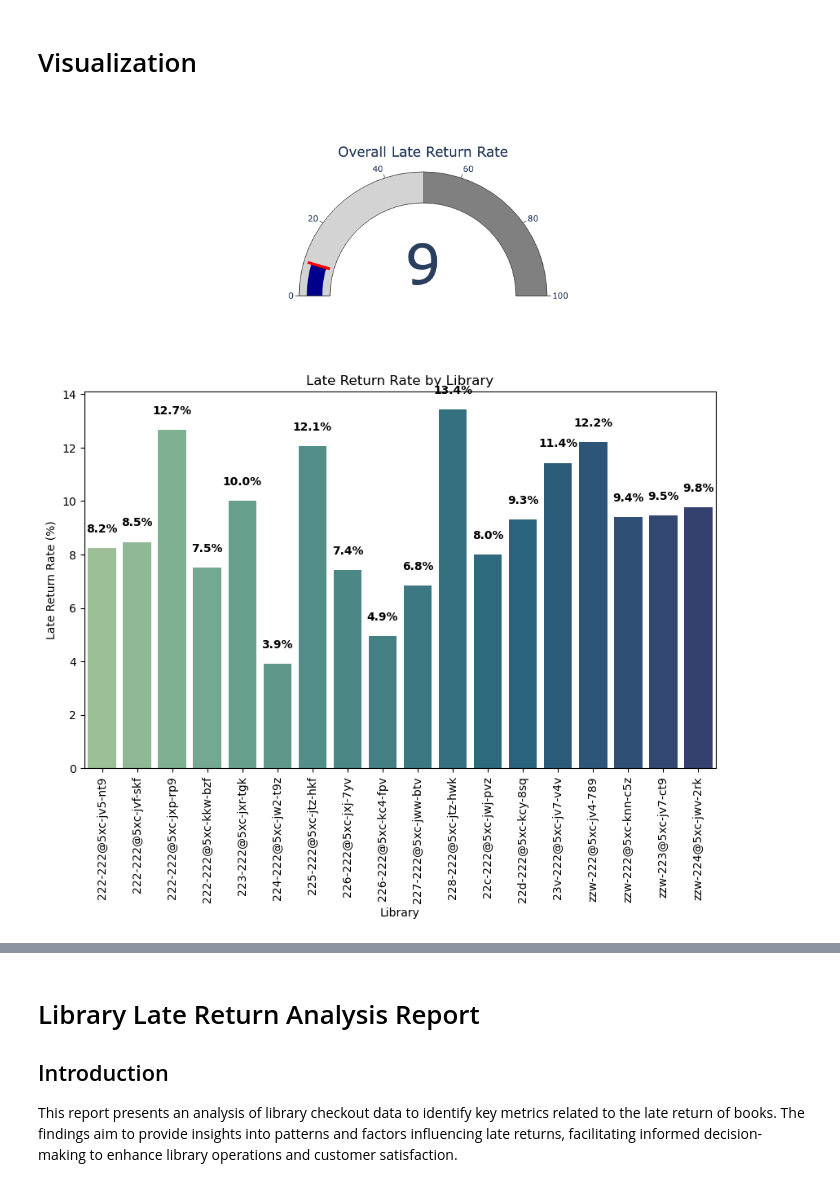
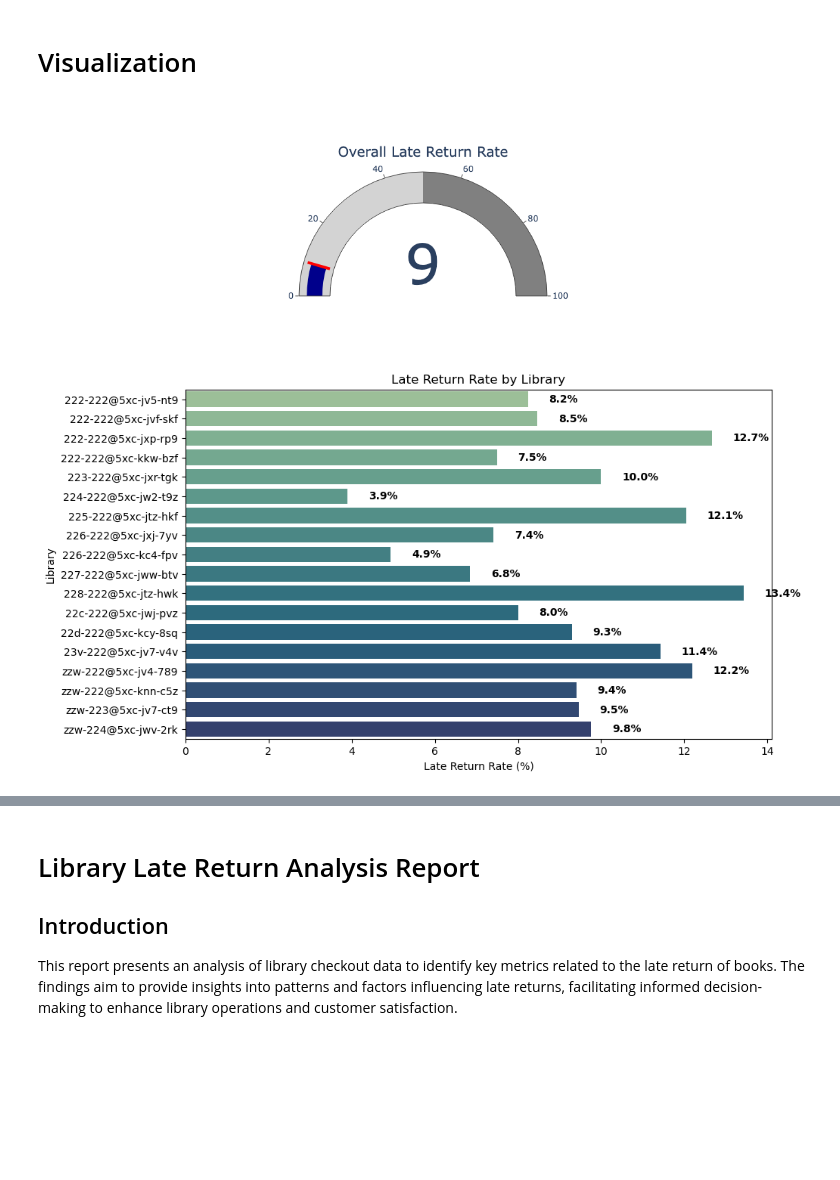
Before and after one commit to hpourmand/Analyzing-Late-Book-Returns, a Jupyter notebook: The challenge.ipynb, the cells around one changed output, grey strips where cells are left out. Saved outputs shown, nothing was run; the diff lists cells and outputs as text; code cells hidden in the pictures; blank space fills up the shorter version.

```diff
--- a/The challenge.ipynb
+++ b/The challenge.ipynb
@@ -20,10 +20,10 @@ import pandas as pd
 
 
 # Load the data from CSV files
-books = pd.read_csv('/Users/hpourmand/Desktop/Data Analyst Sample/cleaned_books.csv')
-libraries = pd.read_csv('/Users/hpourmand/Desktop/Data Analyst Sample/cleaned_libraries.csv')
-checkouts = pd.read_csv('/Users/hpourmand/Desktop/Data Analyst Sample/cleaned_checkouts.csv')
-customers = pd.read_csv('/Users/hpourmand/Desktop/Data Analyst Sample/cleaned_customers.csv')
+books = pd.read_csv('/Users/hpourmand/Desktop/All3/Data Analyst Sample/cleaned_books.csv')
+libraries = pd.read_csv('/Users/hpourmand/Desktop/All3/Data Analyst Sample/cleaned_libraries.csv')
+checkouts = pd.read_csv('/Users/hpourmand/Desktop/All3/Data Analyst Sample/cleaned_checkouts.csv')
+customers = pd.read_csv('/Users/hpourmand/Desktop/All3/Data Analyst Sample/cleaned_customers.csv')
 
 # Convert date columns to datetime format
 checkouts['date_checkout'] = pd.to_datetime(checkouts['date_checkout'])
@@ -73,7 +73,7 @@ late_rate_by_category = (checkouts.merge(books, left_on='id', right_on='id').gro
 # Sort by late return rate and select top categories for better visualization
 top_categories = late_rate_by_category.sort_values(ascending=False).head(10)
 
-# Output the results
+# The results
 print(f"Overall late return rate: {overall_late_rate:.2%}")
 print(f"Average number of days late: {average_days_late:.2f}")
 
@@ -145,33 +145,38 @@ fig.show()
 
 # Bar chart for Late Return Rate by Library
 plt.figure(figsize=(10, 6))
-sns.barplot(x=library_late_rate.index, y=library_late_rate.values, palette=palette)
-plt.xlabel('Library')
-plt.ylabel('Late Return Rate (%)')
+sns.barplot(x=library_late_rate.values, y=library_late_rate.index, palette=palette)
+plt.xlabel('Late Return Rate (%)')
+plt.ylabel('Library')
 plt.title('Late Return Rate by Library')
-plt.xticks(rotation=90)
+# Add text labels for the bars
 for i, value in enumerate(library_late_rate.values):
-    plt.text(i, value + 0.5, f'{value:.1f}%', ha='center', va='bottom', fontsize=10, color='black', weight='bold')
-# Remove grid lines from Matplotlib chart
+    plt.text(value + 0.5, i, f'{value:.1f}%', va='center', ha='left', fontsize=10, color='black', weight='bold')
+
+# Remove grid lines
 plt.grid(False)
+
 plt.show()
-
-
 
 
 
 # Bar chart for Average Number of Days Late by Library
 plt.figure(figsize=(10, 6))
-sns.barplot(x=average_days_late_by_library.index, y=average_days_late_by_library.values, palette=palette)
-plt.xlabel('Library')
-plt.ylabel('Average Number of Days Late')
+sns.barplot(x=average_days_late_by_library.values, y=average_days_late_by_library.index, palette=palette)
+plt.xlabel('Average Number of Days Late')
+plt.ylabel('Library')
 plt.title('Average Number of Days Late by Library')
-plt.xticks(rotation=90)
+
+# Add text labels for the bars
 for i, value in enumerate(average_days_late_by_library.values):
-    plt.text(i, value + 0.2, f'{value:.1f}', ha='center', va='bottom', fontsize=10, color='black', weight='bold')
-# Remove grid lines from Matplotlib chart
+    plt.text(value + 0.2, i, f'{value:.1f}', va='center', ha='left', fontsize=10, color='black', weight='bold')
+
+# Remove grid lines
 plt.grid(False)
+
 plt.show()
+
+
 
 # Pie chart for Late Return Rate by Book Category
 top_categories = top_categories[top_categories > 0]
@@ -195,31 +200,31 @@ ax.grid(False)
 for i, (late, on_time) in enumerate(zip(gender_data['is_late'], gender_data['on_time'])):
     total = late + on_time
     late_percent = late
     on_time_percent = on_time
     # Add text for late percentage
     ax.text(i, late / 2, f'{late:.1f}%', ha='center', va='center', color='white', fontsize=10, weight='bold')
     # Add text for on-time percentage
     ax.text(i, late + on_time / 2, f'{on_time:.1f}%', ha='center', va='center', color='black', fontsize=10, weight='bold')
 # Labels and title
 plt.ylabel('Percentage')
 plt.title('Late vs On-Time Return Rate by Gender')
 plt.xticks(rotation=45)
 plt.tight_layout()
 plt.show()
 
 # Plot late return rate by education level
 plt.figure(figsize=(12, 8))
 sns.barplot(x=late_return_by_education.index, y=late_return_by_education.values, palette=palette)
 plt.xlabel('Education Level')
 plt.ylabel('Late Return Rate (%)')
 plt.title('Late Return Rate by Education Level')
 plt.xticks(rotation=45)
 plt.tight_layout()
 for i, value in enumerate(late_return_by_education.values):
     plt.text(i, value + 0.5, f'{value:.1f}%', ha='center', va='bottom', fontsize=10, color='black', weight='bold')
 # Remove grid lines from Matplotlib chart
 plt.grid(False)
 plt.show()
 # %% [output]
 [figure]
-[figure, old version]
+[figure, new version]
```
Also changed, not shown: parts of 1 cell of this notebook.
